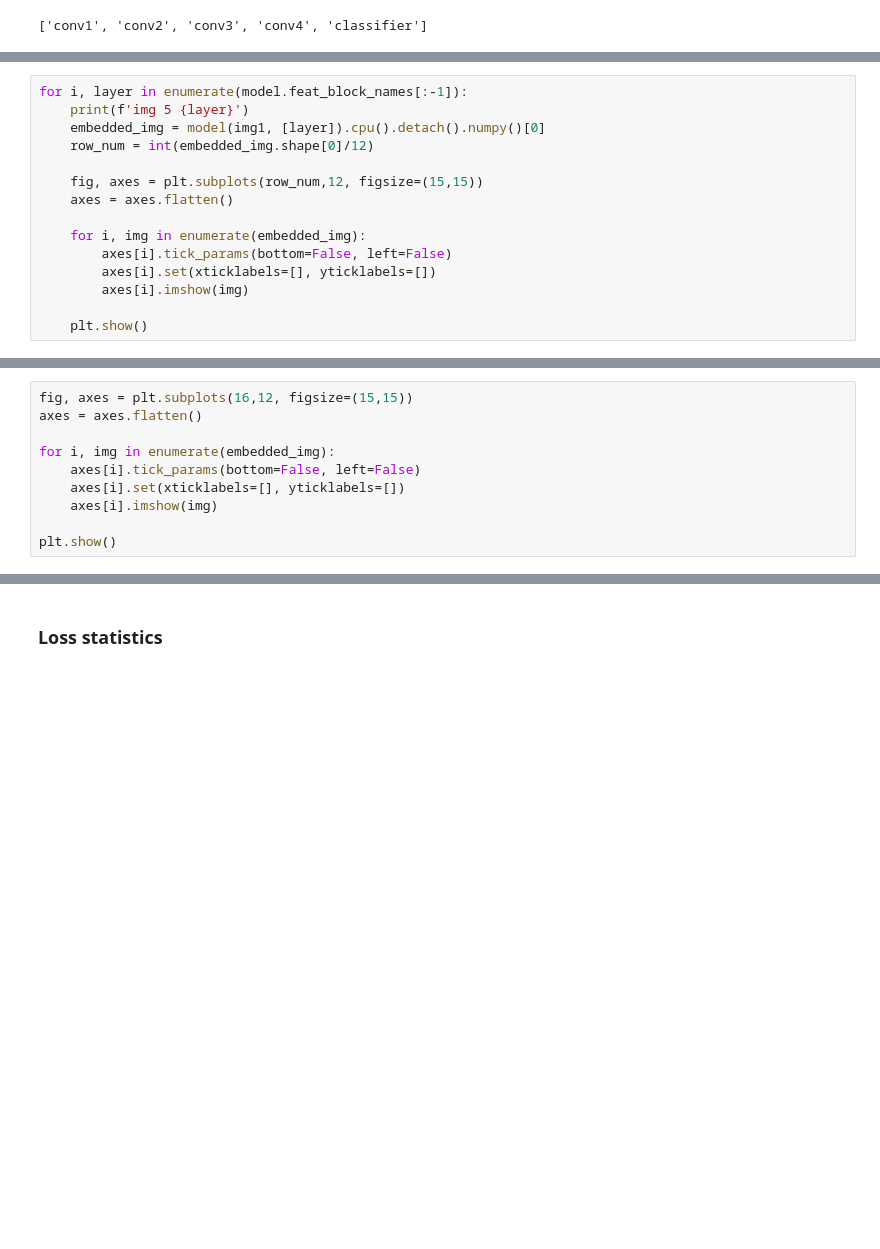
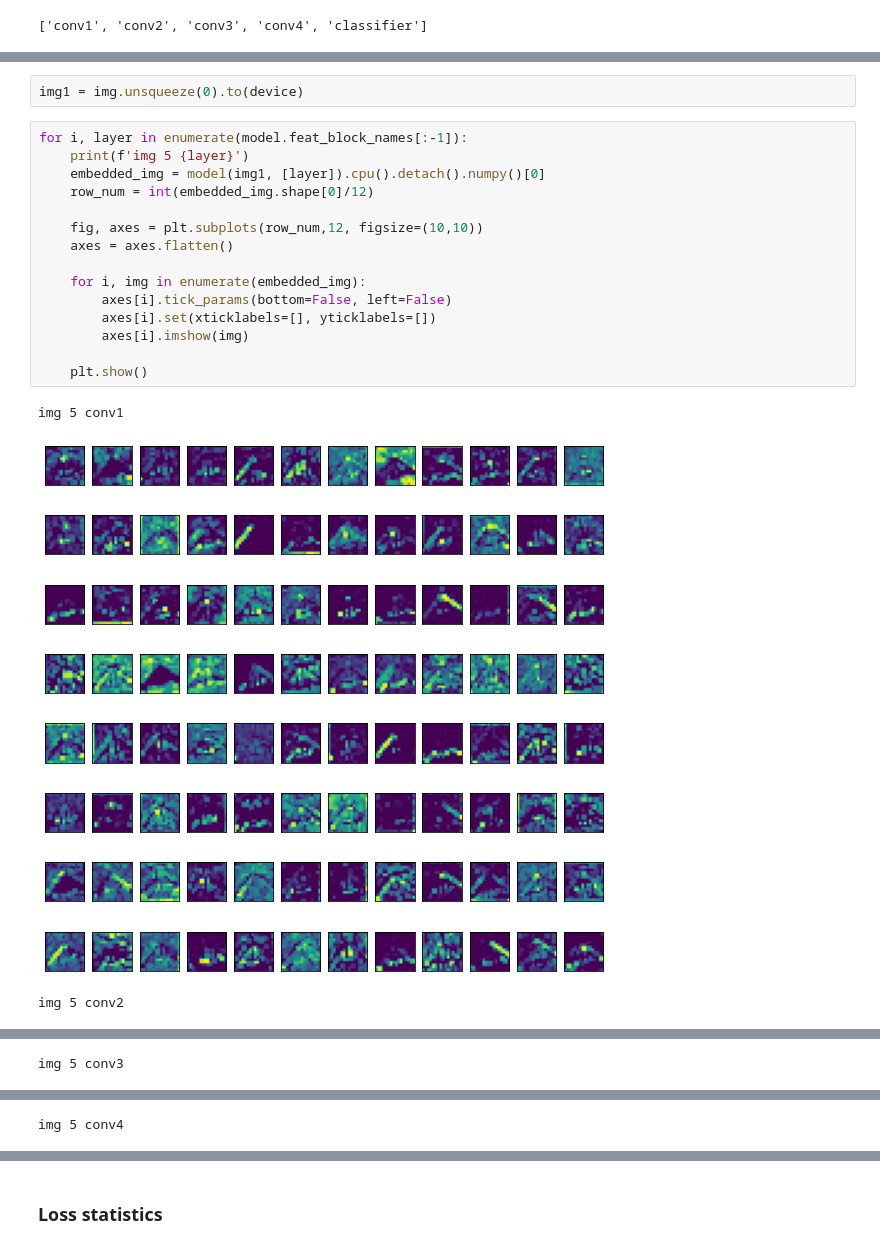
Before and after one commit to AlinaGodun/dcl_b, a Jupyter notebook: RotNetAnalysis2.ipynb, the cells around one changed output, grey strips where cells are left out. Drawn from its saved outputs; the diff is of its cells as text; blank space fills up the shorter version.

```diff
--- a/RotNetAnalysis2.ipynb
+++ b/RotNetAnalysis2.ipynb
@@ -142,15 +132,0 @@ img1 = img.unsqueeze(0).to(device)
-# %%
-for i, layer in enumerate(model.feat_block_names[:-1]):
-    print(f'img 5 {layer}')
-    embedded_img = model(img1, [layer]).cpu().detach().numpy()[0]
-    row_num = int(embedded_img.shape[0]/12)
-
-    fig, axes = plt.subplots(row_num,12, figsize=(15,15))
-    axes = axes.flatten()
-
-    for i, img in enumerate(embedded_img):
-        axes[i].tick_params(bottom=False, left=False)
-        axes[i].set(xticklabels=[], yticklabels=[])
-        axes[i].imshow(img)
-
-    plt.show()
@@ -166,10 +132,0 @@ img 5 conv4
-# %%
-fig, axes = plt.subplots(16,12, figsize=(15,15))
-axes = axes.flatten()
-
-for i, img in enumerate(embedded_img):
-    axes[i].tick_params(bottom=False, left=False)
-    axes[i].set(xticklabels=[], yticklabels=[])
-    axes[i].imshow(img)
-
-plt.show()
@@ -177,0 +139,21 @@ plt.show()
+# %%
+img1 = img.unsqueeze(0).to(device)
+# %%
+for i, layer in enumerate(model.feat_block_names[:-1]):
+    print(f'img 5 {layer}')
+    embedded_img = model(img1, [layer]).cpu().detach().numpy()[0]
+    row_num = int(embedded_img.shape[0]/12)
+
+    fig, axes = plt.subplots(row_num,12, figsize=(10,10))
+    axes = axes.flatten()
+
+    for i, img in enumerate(embedded_img):
+        axes[i].tick_params(bottom=False, left=False)
+        axes[i].set(xticklabels=[], yticklabels=[])
+        axes[i].imshow(img)
+
+    plt.show()
+# %% [output]
+img 5 conv1
+[figure, added]
+img 5 conv2
@@ -177,0 +161 @@ plt.show()
+img 5 conv3
@@ -177,0 +163 @@ plt.show()
+img 5 conv4
```
Also changed, not shown: parts of 16 cells of this notebook.
